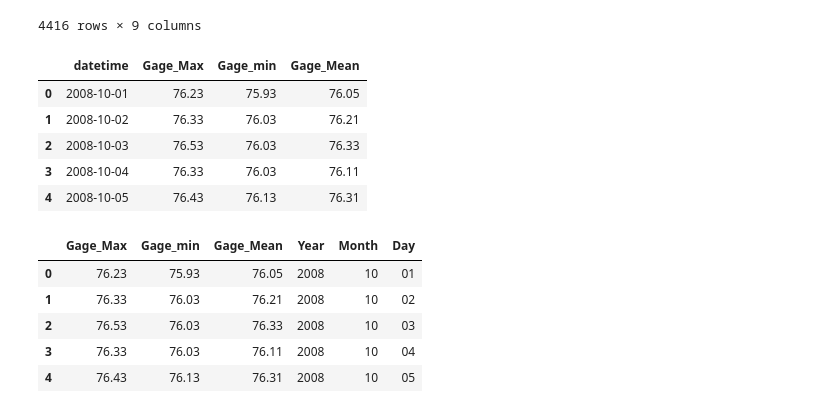
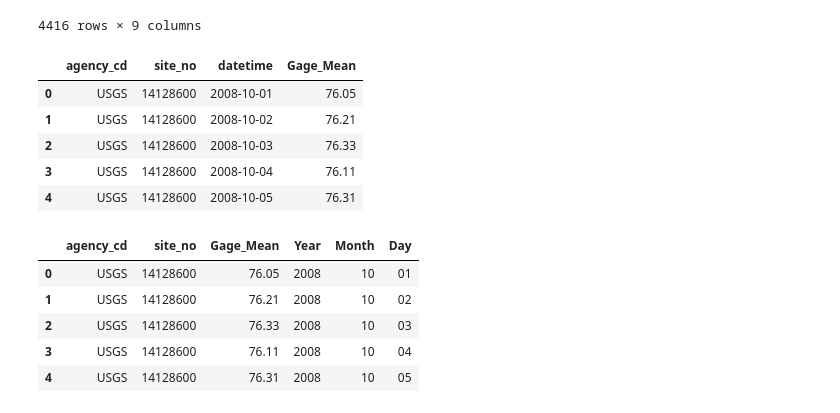
Before and after one commit to jayhjman/bootcamp-project1, a Jupyter notebook: Above-Bonneville-Visual.ipynb, the cells around one changed output. Drawn from its saved outputs; the diff is of its cells as text; code cells hidden in the pictures.

```diff
--- a/Above-Bonneville-Visual.ipynb
+++ b/Above-Bonneville-Visual.ipynb
@@ -94,16 +95,18 @@ cbs_clean_df
 4416 rows × 9 columns
 # %%
 #Get rid of columns you don't need
-cbs_reduce_df = cbs_clean_df.drop(columns=['agency_cd', 'site_no', 'Status_Gage_Max', 'Status_gage_min', 'Status_Gage_Mean'])
-cbs_reduce_df = cbs_reduce_df.reset_index(drop=True)
+cbs_reduce_df = cbs_clean_df[['agency_cd', 'site_no', 'datetime', 'Gage_Mean']].copy(deep=True)
 cbs_reduce_df.head()
+# Clean the dataframe up and parse the dates
+#clean_bonneville_below_gage_df = bonneville_below_gage_df[["agency_cd", "site_no", "datetime", "Gage_Mean" ]].copy(deep=True)
+#clean_bonneville_below_gage_df.head()
 # %% [output]
-|  | datetime | Gage_Max | Gage_min | Gage_Mean |
-| 0 | 2008-10-01 | 76.23 | 75.93 | 76.05 |
-| 1 | 2008-10-02 | 76.33 | 76.03 | 76.21 |
-| 2 | 2008-10-03 | 76.53 | 76.03 | 76.33 |
-| 3 | 2008-10-04 | 76.33 | 76.03 | 76.11 |
-| 4 | 2008-10-05 | 76.43 | 76.13 | 76.31 |
+|  | agency_cd | site_no | datetime | Gage_Mean |
+| 0 | USGS | 14128600 | 2008-10-01 | 76.05 |
+| 1 | USGS | 14128600 | 2008-10-02 | 76.21 |
+| 2 | USGS | 14128600 | 2008-10-03 | 76.33 |
+| 3 | USGS | 14128600 | 2008-10-04 | 76.11 |
+| 4 | USGS | 14128600 | 2008-10-05 | 76.31 |
 # %%
 #Split the data into three columns
 cbs_reduce_df[['Year','Month','Day']] = cbs_reduce_df['datetime'].str.split('-', expand=True)
@@ -111,12 +114,12 @@ cbs_reduce_df = cbs_reduce_df.drop(columns=['datetime'])
 cbs_reduce_df = cbs_reduce_df.reset_index(drop=True)
 cbs_reduce_df.head()
 # %% [output]
-|  | Gage_Max | Gage_min | Gage_Mean | Year | Month | Day |
-| 0 | 76.23 | 75.93 | 76.05 | 2008 | 10 | 01 |
-| 1 | 76.33 | 76.03 | 76.21 | 2008 | 10 | 02 |
-| 2 | 76.53 | 76.03 | 76.33 | 2008 | 10 | 03 |
-| 3 | 76.33 | 76.03 | 76.11 | 2008 | 10 | 04 |
-| 4 | 76.43 | 76.13 | 76.31 | 2008 | 10 | 05 |
+|  | agency_cd | site_no | Gage_Mean | Year | Month | Day |
+| 0 | USGS | 14128600 | 76.05 | 2008 | 10 | 01 |
+| 1 | USGS | 14128600 | 76.21 | 2008 | 10 | 02 |
+| 2 | USGS | 14128600 | 76.33 | 2008 | 10 | 03 |
+| 3 | USGS | 14128600 | 76.11 | 2008 | 10 | 04 |
+| 4 | USGS | 14128600 | 76.31 | 2008 | 10 | 05 |
 # %%
 #changed the day, month, year columns to be numbers
 cbs_reduce_df['Month'] = cbs_reduce_df['Month'].astype(int)
```
Also changed, not shown: parts of 7 cells of this notebook.
